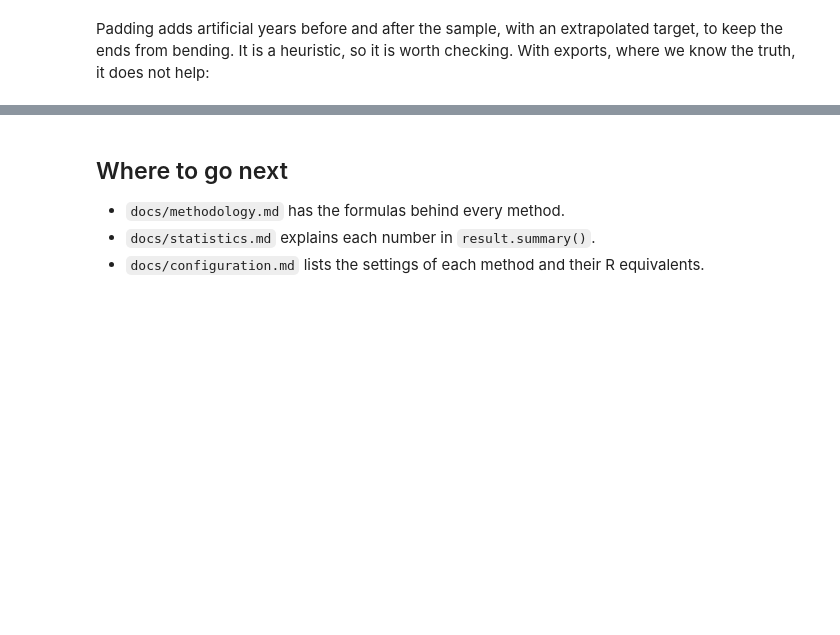
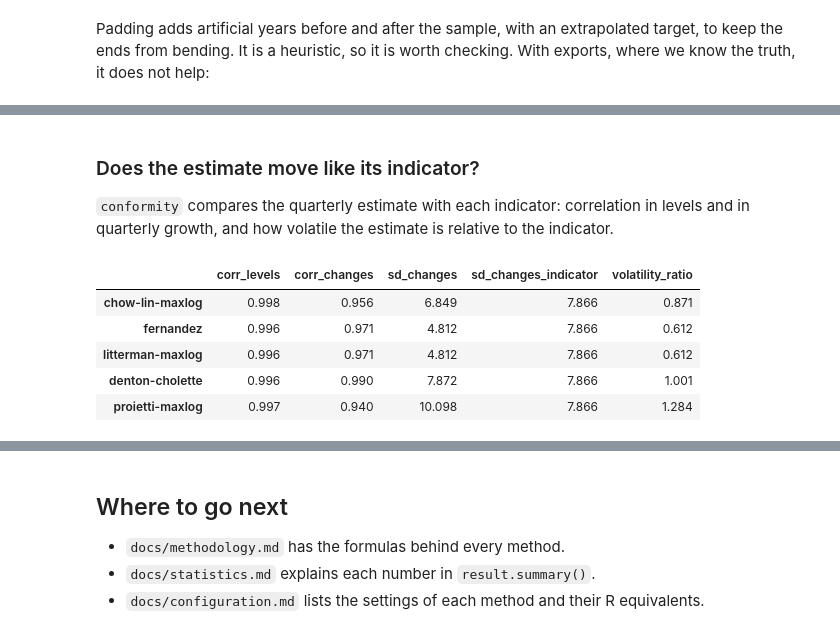
Before and after one commit to jaimevera1107/tempdisagg, a Jupyter notebook: examples/tempdisagg_examples.ipynb, the cells around one changed output, grey strips where cells are left out. Drawn from its saved outputs; the diff is of its cells as text; code cells hidden in the pictures; blank space fills up the shorter version.

```diff
--- a/examples/tempdisagg_examples.ipynb
+++ b/examples/tempdisagg_examples.ipynb
@@ -448,0 +441,13 @@ batch job can log them.
+# %%
+known_a = exports_a.loc[:"2009"]
+truth = exports_q.loc["2010"]
+rules = {"no padding": None, "linear trend of the target": "linear",
+         "BI ratio": "ratio", "BI ratio, linear trend": "ratio_linear"}
+rows = {}
+for label, rule in rules.items():
+    padding = None if rule is None else td.PaddingSettings(0, 1, target_method=rule)
+    fit = td.TemporalDisaggregator("denton-cholette", padding=padding).fit(known_a, imports_q)
+    estimate = fit.full_values.loc["2010"]
+    rows[label] = {"RMSE 2010": np.sqrt(np.mean((estimate - truth) ** 2)),
+                   "error in the 2010 total": estimate.sum() - truth.sum()}
+pd.DataFrame(rows).T.round(1)
@@ -448,0 +488,18 @@ batch job can log them.
+# %% [markdown]
+### Does the estimate move like its indicator?
+
+`conformity` compares the quarterly estimate with each indicator: correlation in levels and in
+quarterly growth, and how volatile the estimate is relative to the indicator.
+# %%
+fits = {name: td.TemporalDisaggregator(name).fit(sales, trade[["exports"]])
+        for name in ["chow-lin-maxlog", "fernandez", "litterman-maxlog",
+                     "denton-cholette", "proietti-maxlog"]}
+pd.concat({name: td.conformity(fit) for name, fit in fits.items()}).droplevel(1).drop(
+    columns="change").round(3)
+# %% [output]
+|  | corr_levels | corr_changes | sd_changes | sd_changes_indicator | volatility_ratio |
+| chow-lin-maxlog | 0.998 | 0.956 | 6.849 | 7.866 | 0.871 |
+| fernandez | 0.996 | 0.971 | 4.812 | 7.866 | 0.612 |
+| litterman-maxlog | 0.996 | 0.971 | 4.812 | 7.866 | 0.612 |
+| denton-cholette | 0.996 | 0.990 | 7.872 | 7.866 | 1.001 |
+| proietti-maxlog | 0.997 | 0.940 | 10.098 | 7.866 | 1.284 |
```
Also changed, not shown: parts of 22 cells of this notebook, 22 other files.
